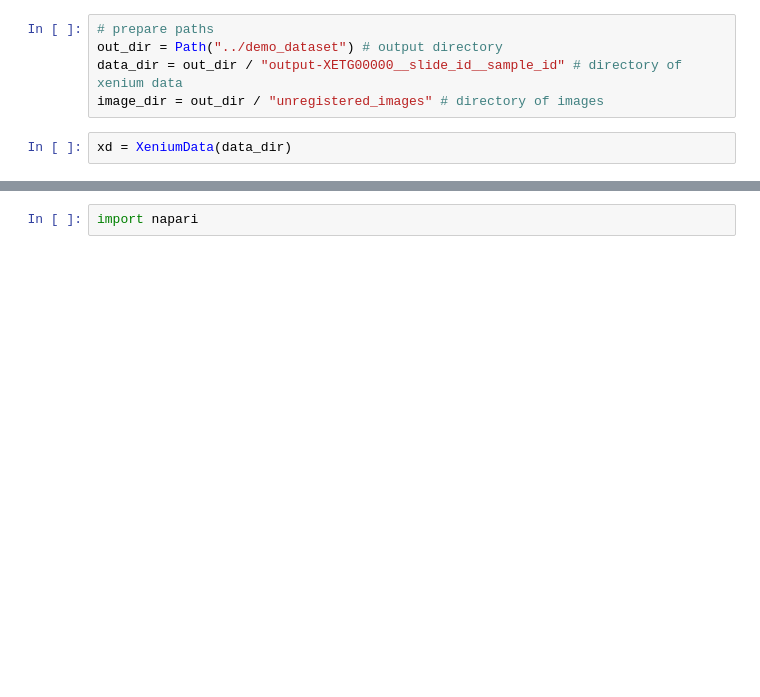
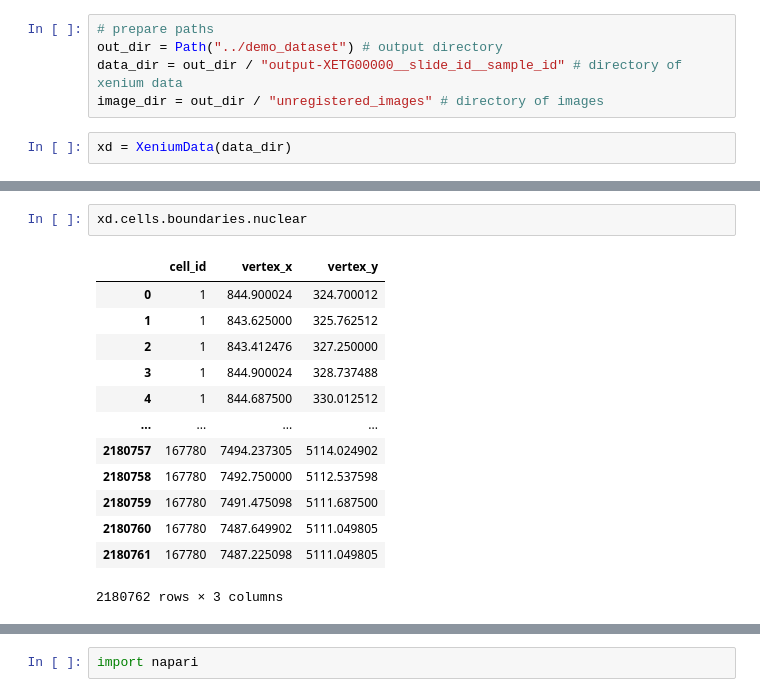
Before and after one commit to b-lemke98/InSituPy-1, a Jupyter notebook: notebooks/dev/testing.ipynb, the cells around one changed output, grey strips where cells are left out. Saved outputs shown, nothing was run; the diff lists cells and outputs as text; blank space fills up the shorter version.

Commit message:
implement read_to_boundariesdata

```diff
--- a/notebooks/dev/testing.ipynb
+++ b/notebooks/dev/testing.ipynb
@@ -48,0 +48,16 @@ Reading boundaries...
+# %%
+xd.cells.boundaries.nuclear
+# %% [output]
+|  | cell_id | vertex_x | vertex_y |
+| 0 | 1 | 844.900024 | 324.700012 |
+| 1 | 1 | 843.625000 | 325.762512 |
+| 2 | 1 | 843.412476 | 327.250000 |
+| 3 | 1 | 844.900024 | 328.737488 |
+| 4 | 1 | 844.687500 | 330.012512 |
+| ... | ... | ... | ... |
+| 2180757 | 167780 | 7494.237305 | 5114.024902 |
+| 2180758 | 167780 | 7492.750000 | 5112.537598 |
+| 2180759 | 167780 | 7491.475098 | 5111.687500 |
+| 2180760 | 167780 | 7487.649902 | 5111.049805 |
+| 2180761 | 167780 | 7487.225098 | 5111.049805 |
+2180762 rows × 3 columns
```
Also changed, not shown: parts of 34 cells of this notebook, 5 other files.
